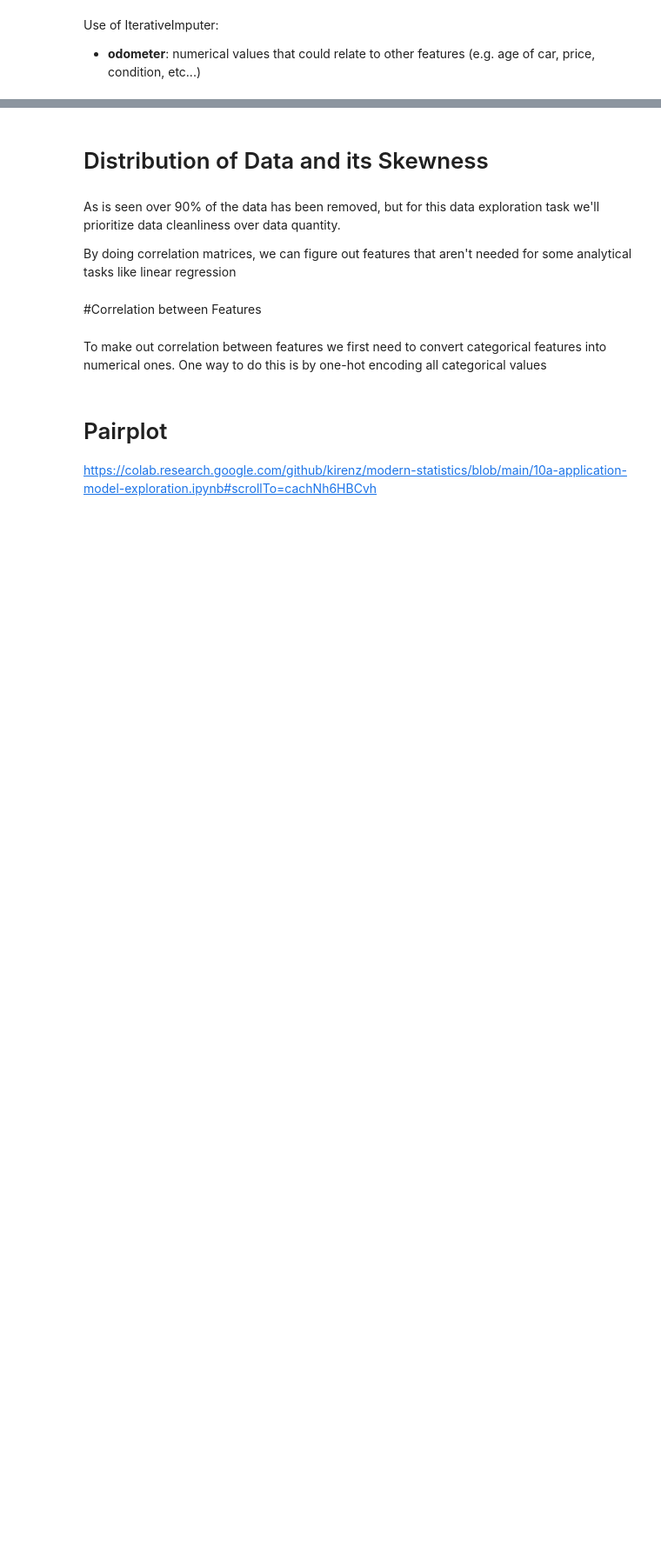
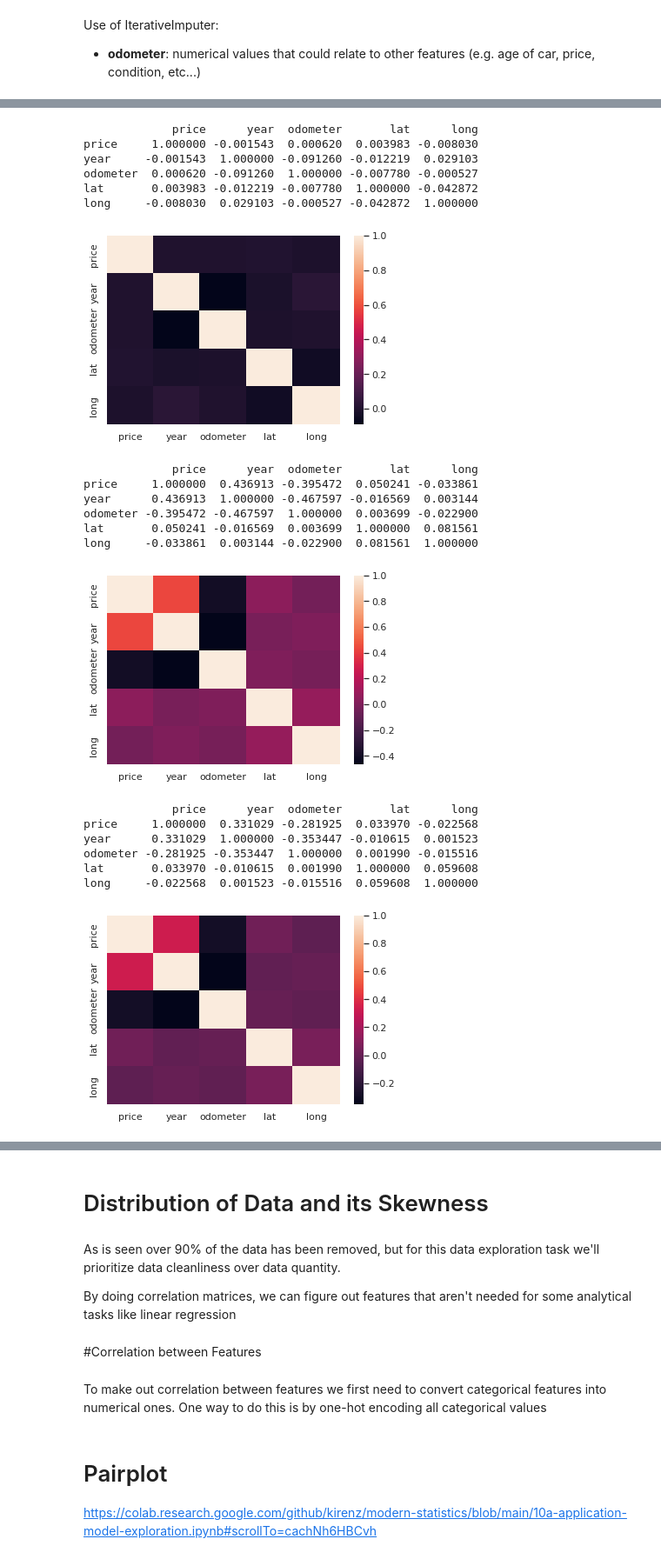
Before and after one commit to MyPetOctocat/Applied-Analytics, a Jupyter notebook: general_preprocessing.ipynb, the cells around one changed output, grey strips where cells are left out. Shown at 87% size. Drawn from its saved outputs; the diff is of its cells as text; code cells hidden in the pictures; blank space fills up the shorter version.

```diff
--- a/general_preprocessing.ipynb
+++ b/general_preprocessing.ipynb
@@ -194,0 +191,9 @@ Use of SimpleImputer:
+# %%
+# use of SimpleImputer:
+imp_median = SimpleImputer(strategy="median") # imputes with median
+imp_freq = SimpleImputer(strategy='most_frequent') # imputes w/ most frequent value
+
+df_impute[["long", "lat"]] = imp_median.fit_transform(df_impute[["long", "lat"]])
+df_impute[["transmission"]] = imp_freq.fit_transform(df_impute[["transmission"]])
+
+df_impute.info()
@@ -195,3 +218,8 @@ Use of SimpleImputer:
 # %% [markdown]
 Use of IterativeImputer:
 - **odometer**: numerical values that could relate to other features (e.g. age of car, price, condition, etc...)
+# %%
+# InterativeImputer
+imp_iter = IterativeImputer(random_state=0)
+df_impute[['price', 'year', 'odometer', 'lat', 'long']] = imp_iter.fit_transform(df_impute[['price', 'year', 'odometer', 'lat', 'long']])
+df_impute.info()
@@ -197,0 +254,36 @@ Use of IterativeImputer:
+# %%
+# select dataframe
+df_corr = df_impute
+#df_corr = df_no_mv
+
+corr_pearson = df_corr.corr(method='pearson')
+corr_spearman = df_corr.corr(method='spearman')
+corr_kendall = df_corr.corr(method='kendall')
+corr_list = [corr_pearson, corr_spearman, corr_kendall]
+# %%
+for elem in corr_list:
+  sns.heatmap(elem)
+  print(elem)
+  plt.show()
+# %% [output]
+             price      year  odometer       lat      long
+price     1.000000 -0.001543  0.000620  0.003983 -0.008030
+year     -0.001543  1.000000 -0.091260 -0.012219  0.029103
+odometer  0.000620 -0.091260  1.000000 -0.007780 -0.000527
+lat       0.003983 -0.012219 -0.007780  1.000000 -0.042872
+long     -0.008030  0.029103 -0.000527 -0.042872  1.000000
+[figure, added]
+             price      year  odometer       lat      long
+price     1.000000  0.436913 -0.395472  0.050241 -0.033861
+year      0.436913  1.000000 -0.467597 -0.016569  0.003144
+odometer -0.395472 -0.467597  1.000000  0.003699 -0.022900
+lat       0.050241 -0.016569  0.003699  1.000000  0.081561
+long     -0.033861  0.003144 -0.022900  0.081561  1.000000
+[figure, added]
+             price      year  odometer       lat      long
+price     1.000000  0.331029 -0.281925  0.033970 -0.022568
+year      0.331029  1.000000 -0.353447 -0.010615  0.001523
+odometer -0.281925 -0.353447  1.000000  0.001990 -0.015516
+lat       0.033970 -0.010615  0.001990  1.000000  0.059608
+long     -0.022568  0.001523 -0.015516  0.059608  1.000000
+[figure, added]
```
Also changed, not shown: parts of 13 cells of this notebook, 1 other file.
